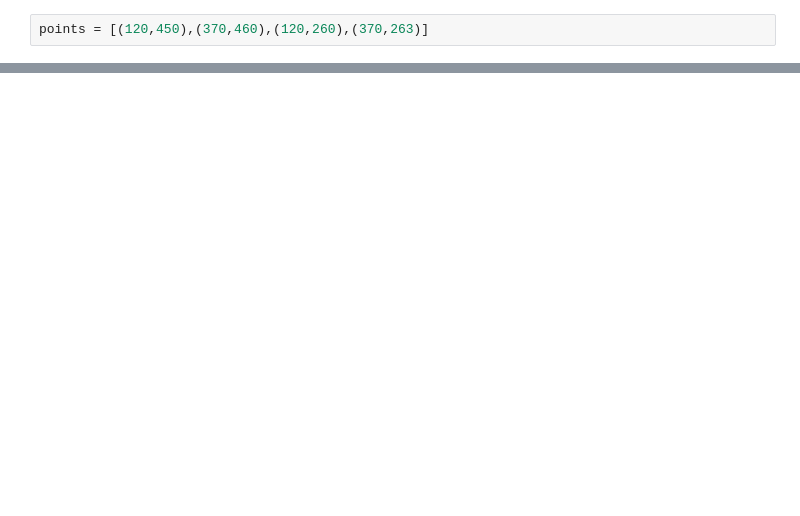
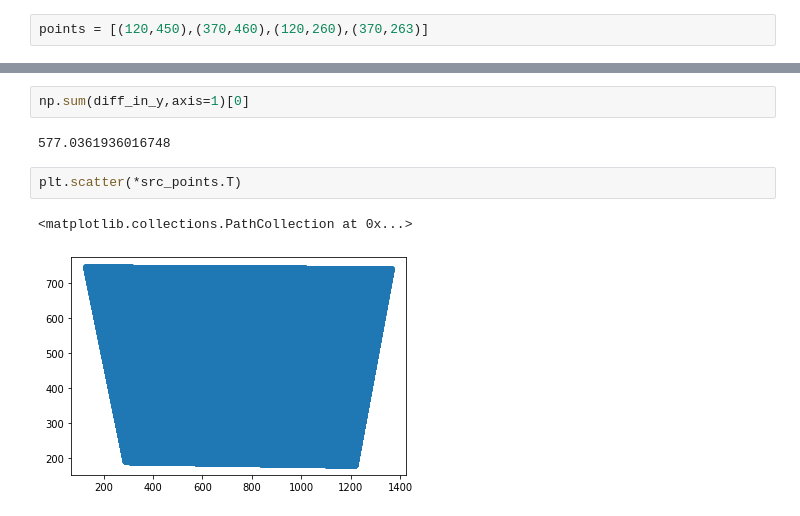
Before and after one commit to FireDynamics/FlameTrack, a Jupyter notebook: quick_visual.ipynb, the cells around one changed output, grey strips where cells are left out. Saved outputs shown, nothing was run; the diff lists cells and outputs as text; blank space fills up the shorter version.

```diff
--- a/quick_visual.ipynb
+++ b/quick_visual.ipynb
@@ -167,0 +166,9 @@ array([[[nan, nan, nan, ..., nan, nan, nan],
+# %%
+np.sum(diff_in_y,axis=1)[0]
+# %% [output]
+577.0361936016748
+# %%
+plt.scatter(*src_points.T)
+# %% [output]
+<matplotlib.collections.PathCollection at 0x...>
+[figure, added]
```
Also changed, not shown: parts of 23 cells of this notebook, 11 other files.
